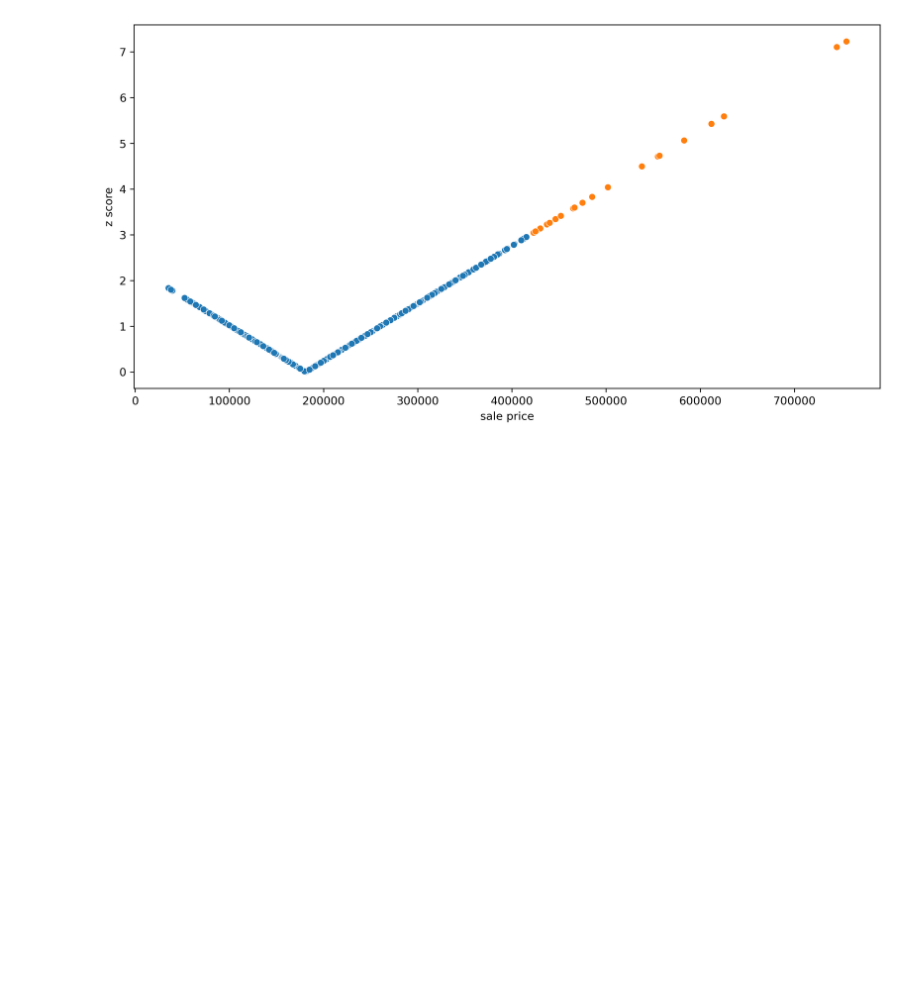
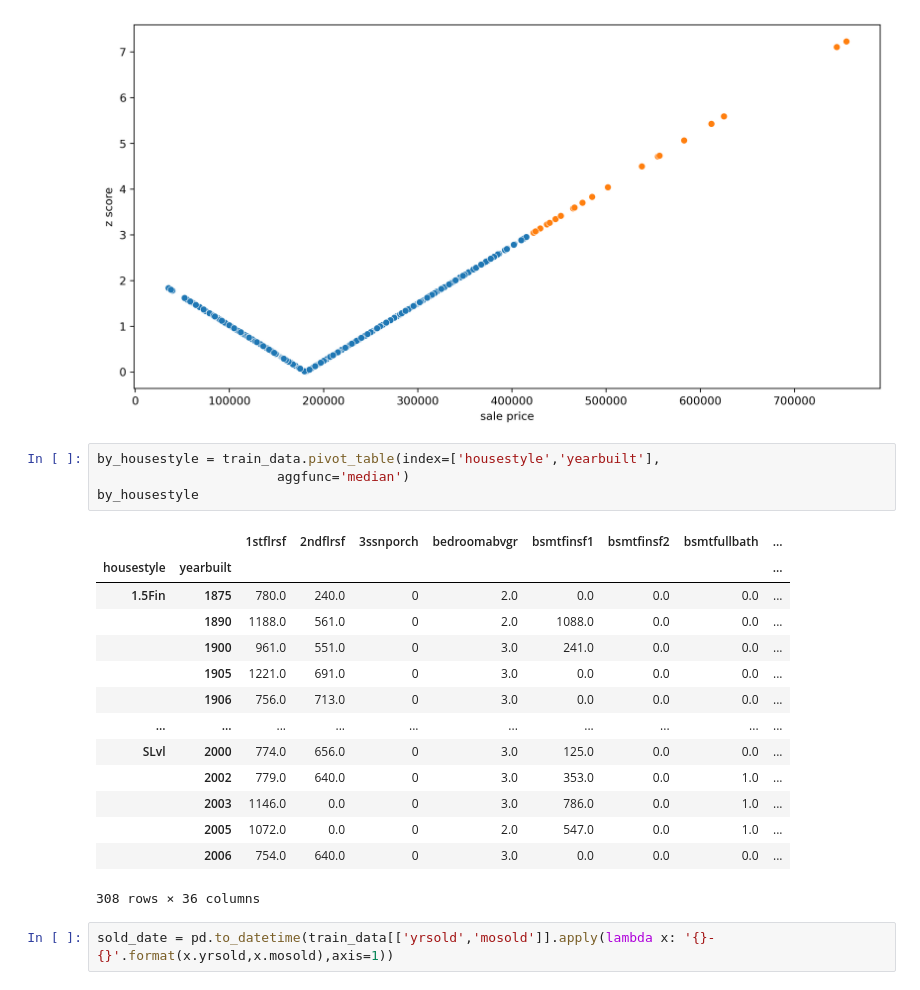
Before and after one commit to ashen007/pandas_data_analysis, a Jupyter notebook: v_3/r_3.ipynb, the cells around one changed output. Drawn from its saved outputs; the diff is of its cells as text; blank space fills up the shorter version.

```diff
--- a/v_3/r_3.ipynb
+++ b/v_3/r_3.ipynb
@@ -55,3 +55,24 @@ plt.ylabel('z score')
 plt.show()
 # %% [output]
 [figure]
+# %%
+by_housestyle = train_data.pivot_table(index=['housestyle','yearbuilt'],
+                       aggfunc='median')
+by_housestyle
+# %% [output]
+|  |  | 1stflrsf | 2ndflrsf | 3ssnporch | bedroomabvgr | bsmtfinsf1 | bsmtfinsf2 | bsmtfullbath | ... |
+| housestyle | yearbuilt |  |  |  |  |  |  |  | ... |
+| 1.5Fin | 1875 | 780.0 | 240.0 | 0 | 2.0 | 0.0 | 0.0 | 0.0 | ... |
+|  | 1890 | 1188.0 | 561.0 | 0 | 2.0 | 1088.0 | 0.0 | 0.0 | ... |
+|  | 1900 | 961.0 | 551.0 | 0 | 3.0 | 241.0 | 0.0 | 0.0 | ... |
+|  | 1905 | 1221.0 | 691.0 | 0 | 3.0 | 0.0 | 0.0 | 0.0 | ... |
+|  | 1906 | 756.0 | 713.0 | 0 | 3.0 | 0.0 | 0.0 | 0.0 | ... |
+| ... | ... | ... | ... | ... | ... | ... | ... | ... | ... |
+| SLvl | 2000 | 774.0 | 656.0 | 0 | 3.0 | 125.0 | 0.0 | 0.0 | ... |
+|  | 2002 | 779.0 | 640.0 | 0 | 3.0 | 353.0 | 0.0 | 1.0 | ... |
+|  | 2003 | 1146.0 | 0.0 | 0 | 3.0 | 786.0 | 0.0 | 1.0 | ... |
+|  | 2005 | 1072.0 | 0.0 | 0 | 2.0 | 547.0 | 0.0 | 1.0 | ... |
+|  | 2006 | 754.0 | 640.0 | 0 | 3.0 | 0.0 | 0.0 | 0.0 | ... |
+308 rows × 36 columns
+# %%
+sold_date = pd.to_datetime(train_data[['yrsold','mosold']].apply(lambda x: '{}-{}'.format(x.yrsold,x.mosold),axis=1))
```
Also changed, not shown: parts of 2 cells of this notebook.
